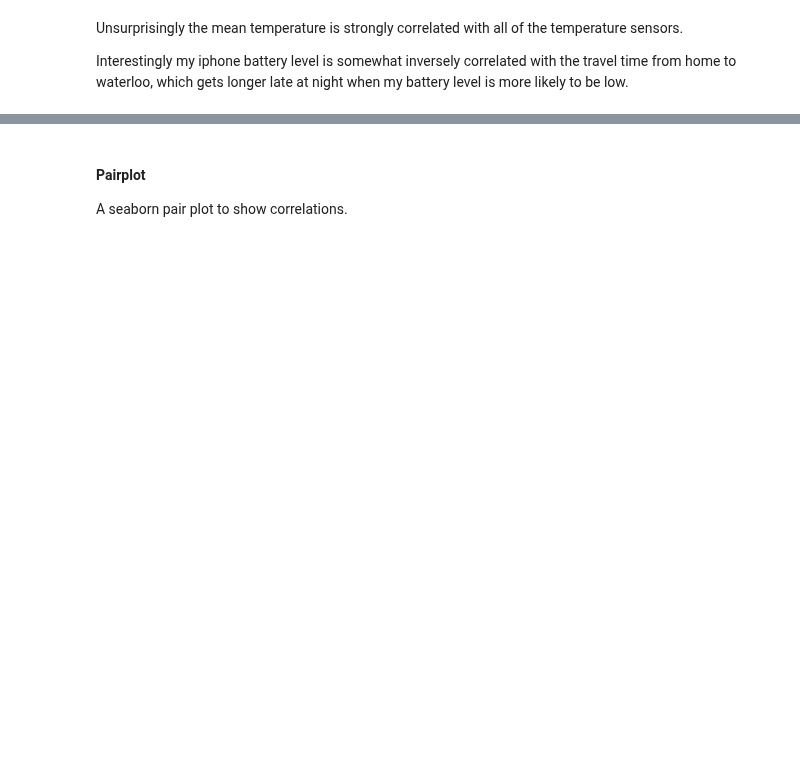
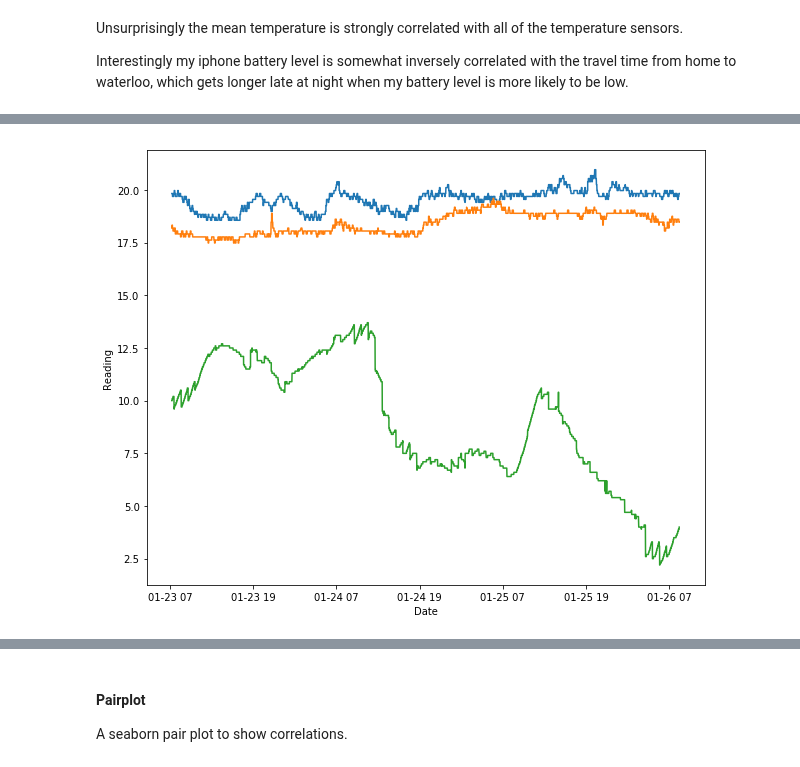
Before and after one commit to robmarkcole/HASS-data-detective, a Jupyter notebook: Usage of detective.ipynb, the cells around one changed output, grey strips where cells are left out. Cells and saved outputs as stored; diff of their text form; code cells hidden in the pictures; blank space fills up the shorter version.

```diff
--- a/Usage of detective.ipynb
+++ b/Usage of detective.ipynb
@@ -103,0 +97,4 @@ sensors_df[sensor].plot();
+# %%
+sensors_num.plot(to_plot)
+# %% [output]
+[figure, added]
```
Also changed, not shown: parts of 21 cells of this notebook, 2 other files.
